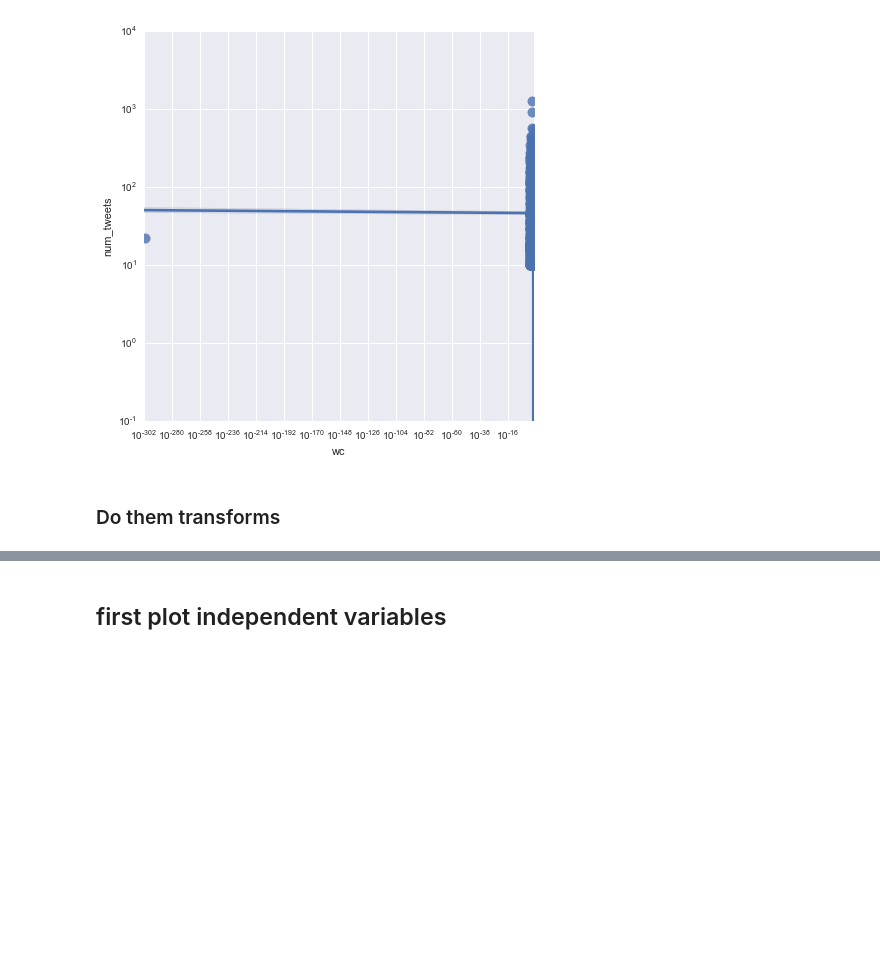
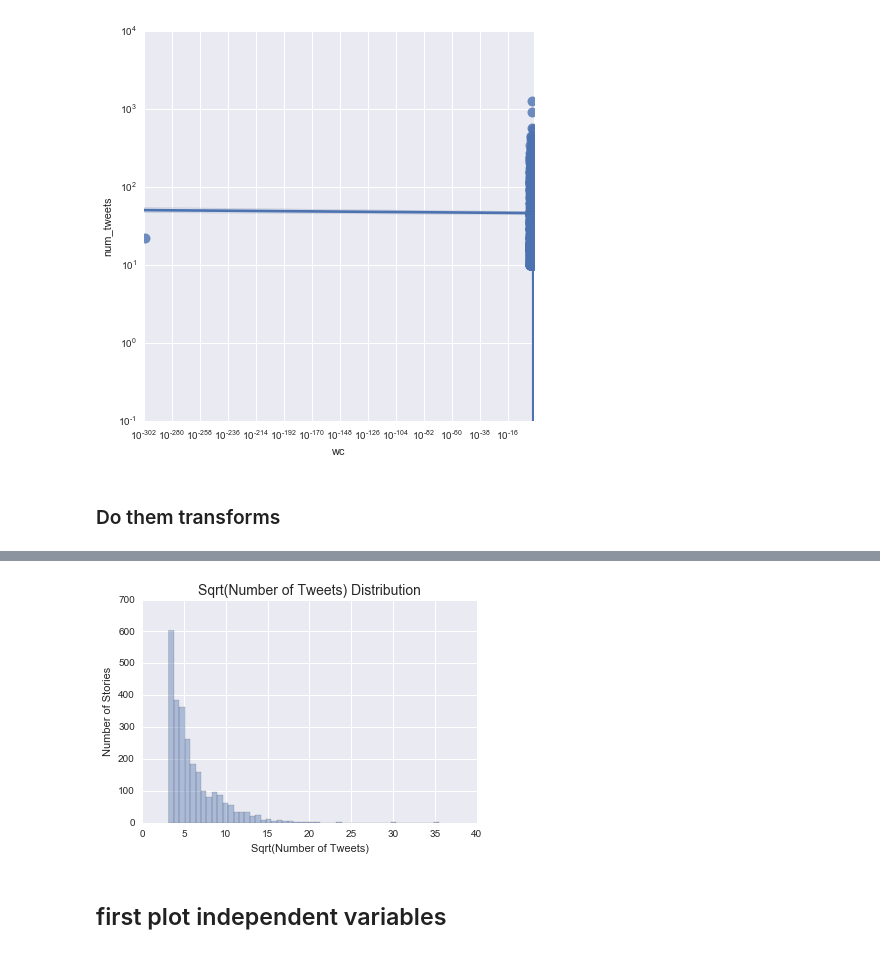
Before and after one commit to sbchou/thesis-extend, a Jupyter notebook: ANALYSIS/DataTransforms.ipynb, the cells around one changed output, grey strips where cells are left out. Cells and saved outputs as stored; diff of their text form; code cells hidden in the pictures; blank space fills up the shorter version.

```diff
--- a/ANALYSIS/DataTransforms.ipynb
+++ b/ANALYSIS/DataTransforms.ipynb
@@ -99,3 +126,11 @@ df = df.dropna()
+# %%
+sns.distplot(df.sqrt_num_tweets, kde=False, rug=False);
+plt.title("Sqrt(Number of Tweets) Distribution", fontsize=14)
+plt.xlabel("Sqrt(Number of Tweets)")
+plt.ylabel("Number of Stories")
+plt.savefig("FIGS/CORR/sqrt_num_tweets_dist.png")
+# %% [output]
+[figure, added]
 # %%
 df['log_num_tweets'] = df.num_tweets.apply(np.log)
 df['log_wc'] = df.wc.apply(np.log)
```
Also changed, not shown: parts of 6 cells of this notebook, 24 other files.
